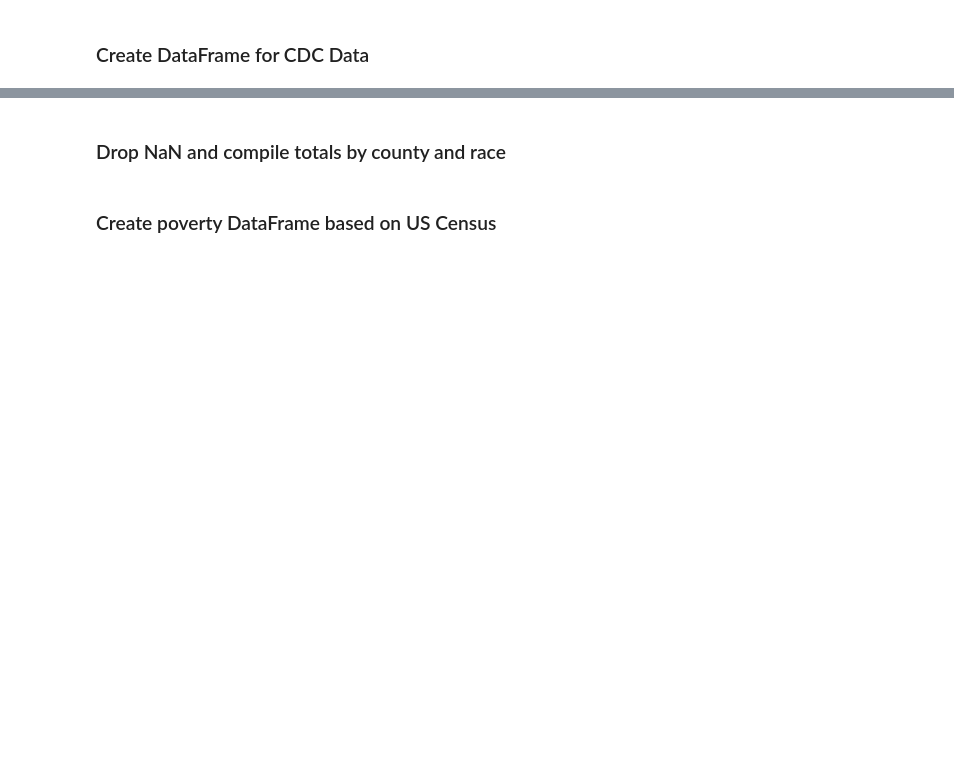
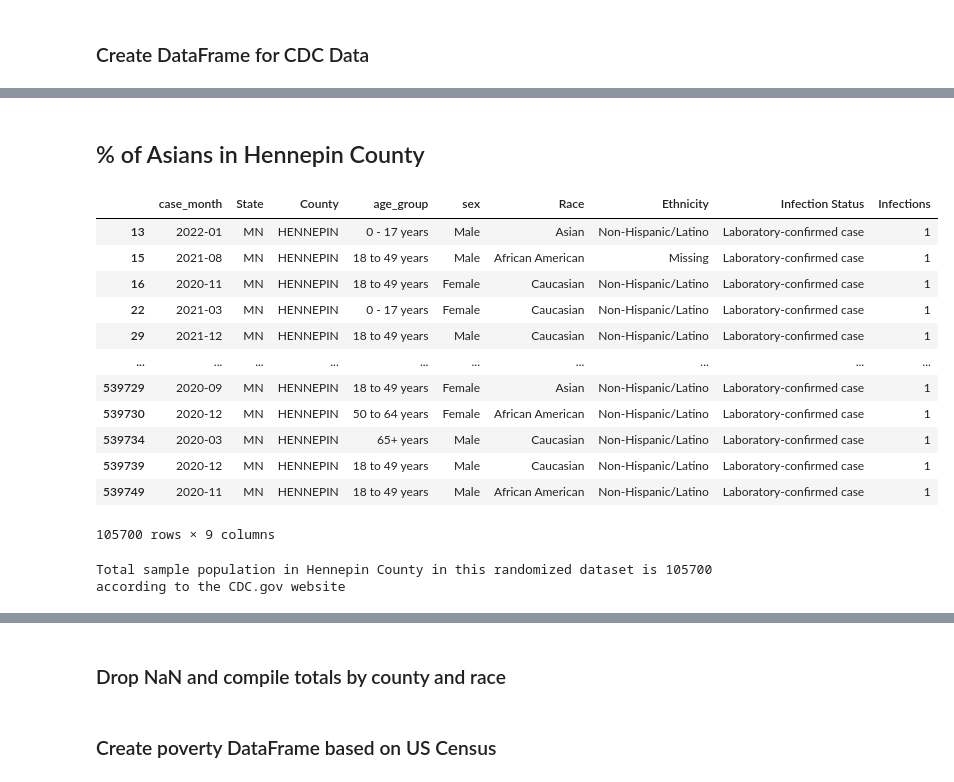
Before and after one commit to tlenzmeier58/Project_1, a Jupyter notebook: working.ipynb, the cells around one changed output, grey strips where cells are left out. Cells and saved outputs as stored; diff of their text form; code cells hidden in the pictures; blank space fills up the shorter version.

```diff
--- a/working.ipynb
+++ b/working.ipynb
@@ -52,0 +73,24 @@ cdc_df.head()
+# %% [markdown]
+## % of Asians in Hennepin County
+# %%
+cdc_hennepin = cdc_df.loc[cdc_df['County'] == 'HENNEPIN']
+cdc_hennepin
+# %% [output]
+|  | case_month | State | County | age_group | sex | Race | Ethnicity | Infection Status | Infections |
+| 13 | 2022-01 | MN | HENNEPIN | 0 - 17 years | Male | Asian | Non-Hispanic/Latino | Laboratory-confirmed case | 1 |
+| 15 | 2021-08 | MN | HENNEPIN | 18 to 49 years | Male | African American | Missing | Laboratory-confirmed case | 1 |
+| 16 | 2020-11 | MN | HENNEPIN | 18 to 49 years | Female | Caucasian | Non-Hispanic/Latino | Laboratory-confirmed case | 1 |
+| 22 | 2021-03 | MN | HENNEPIN | 0 - 17 years | Female | Caucasian | Non-Hispanic/Latino | Laboratory-confirmed case | 1 |
+| 29 | 2021-12 | MN | HENNEPIN | 18 to 49 years | Male | Caucasian | Non-Hispanic/Latino | Laboratory-confirmed case | 1 |
+| ... | ... | ... | ... | ... | ... | ... | ... | ... | ... |
+| 539729 | 2020-09 | MN | HENNEPIN | 18 to 49 years | Female | Asian | Non-Hispanic/Latino | Laboratory-confirmed case | 1 |
+| 539730 | 2020-12 | MN | HENNEPIN | 50 to 64 years | Female | African American | Non-Hispanic/Latino | Laboratory-confirmed case | 1 |
+| 539734 | 2020-03 | MN | HENNEPIN | 65+ years | Male | Caucasian | Non-Hispanic/Latino | Laboratory-confirmed case | 1 |
+| 539739 | 2020-12 | MN | HENNEPIN | 18 to 49 years | Male | Caucasian | Non-Hispanic/Latino | Laboratory-confirmed case | 1 |
+| 539749 | 2020-11 | MN | HENNEPIN | 18 to 49 years | Male | African American | Non-Hispanic/Latino | Laboratory-confirmed case | 1 |
+105700 rows × 9 columns
+# %%
+sample_population_hennepin = cdc_hennepin['State'].count()
+print(f"Total sample population in Hennepin County in this randomized dataset is {sample_population_hennepin} according to the CDC.gov website")
+# %% [output]
+Total sample population in Hennepin County in this randomized dataset is 105700 according to the CDC.gov website
```
Also changed, not shown: parts of 48 cells of this notebook.
